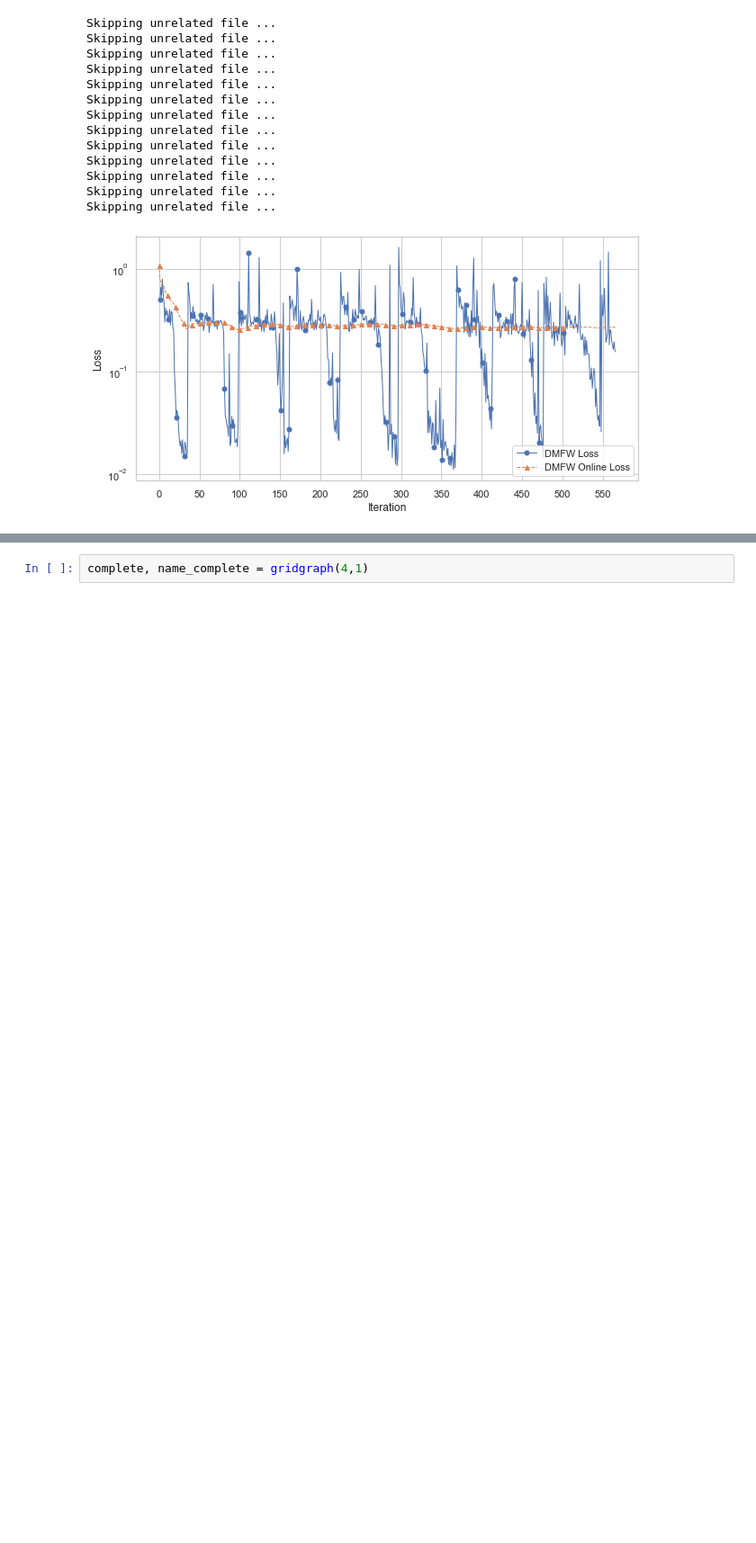
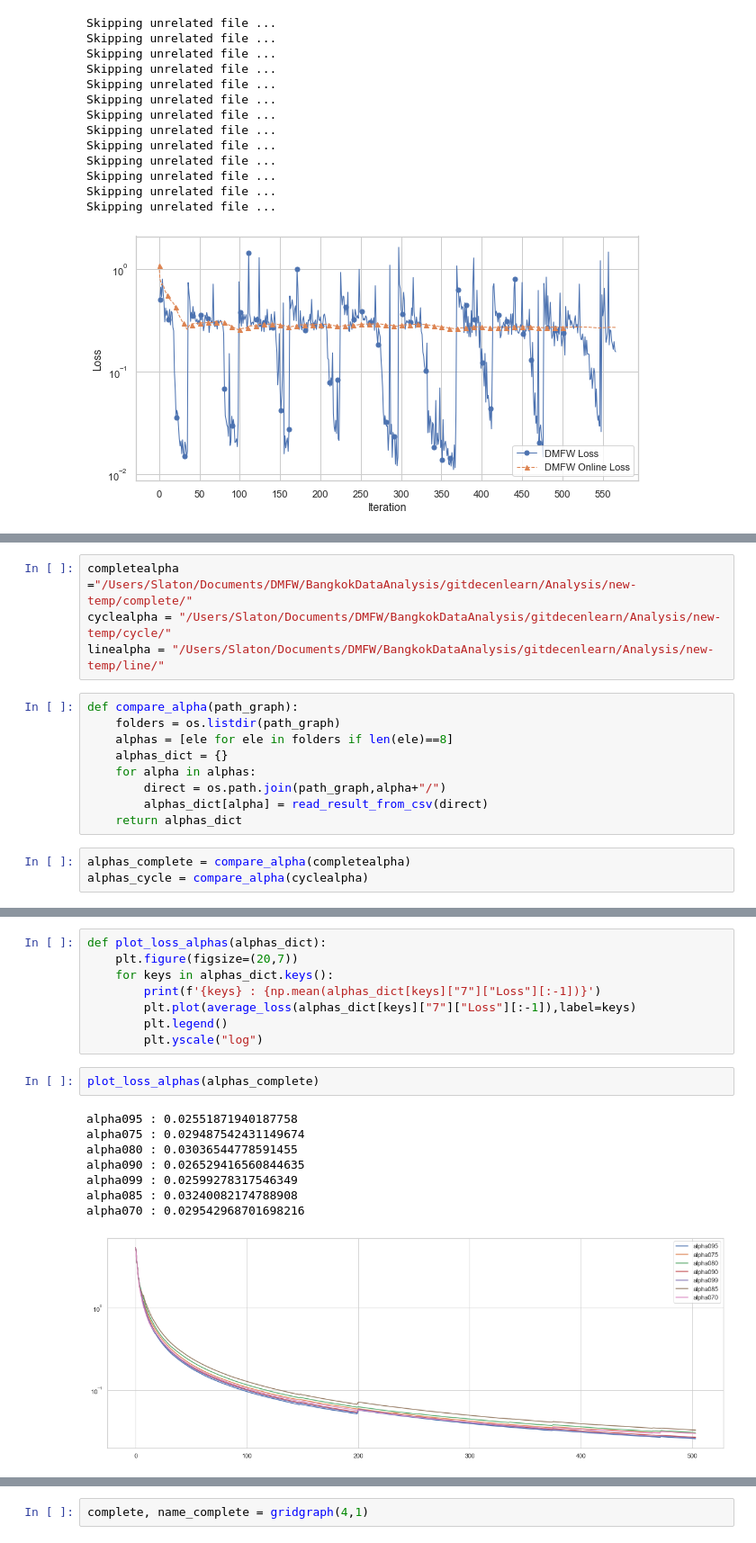
Before and after one commit to AnganMitra/decentralearn, a Jupyter notebook: DMFW/src/GeneratePlot.ipynb, the cells around one changed output, grey strips where cells are left out. Shown at 90% size. Saved outputs shown, nothing was run; the diff lists cells and outputs as text; blank space fills up the shorter version.

```diff
--- a/DMFW/src/GeneratePlot.ipynb
+++ b/DMFW/src/GeneratePlot.ipynb
@@ -362,0 +342,16 @@ plotPrediction(linealpha2,analysis+prediction_save,"Temperature", "1","7",0,1300
+# %%
+completealpha ="/Users/Slaton/Documents/DMFW/BangkokDataAnalysis/gitdecenlearn/Analysis/new-temp/complete/"
+cyclealpha = "/Users/Slaton/Documents/DMFW/BangkokDataAnalysis/gitdecenlearn/Analysis/new-temp/cycle/"
+linealpha = "/Users/Slaton/Documents/DMFW/BangkokDataAnalysis/gitdecenlearn/Analysis/new-temp/line/"
+# %%
+def compare_alpha(path_graph):
+    folders = os.listdir(path_graph)
+    alphas = [ele for ele in folders if len(ele)==8]
+    alphas_dict = {}
+    for alpha in alphas:
+        direct = os.path.join(path_graph,alpha+"/")
+        alphas_dict[alpha] = read_result_from_csv(direct)
+    return alphas_dict
+# %%
+alphas_complete = compare_alpha(completealpha)
+alphas_cycle = compare_alpha(cyclealpha)
@@ -362,0 +376,19 @@ plotPrediction(linealpha2,analysis+prediction_save,"Temperature", "1","7",0,1300
+# %%
+def plot_loss_alphas(alphas_dict):
+    plt.figure(figsize=(20,7))
+    for keys in alphas_dict.keys():
+        print(f'{keys} : {np.mean(alphas_dict[keys]["7"]["Loss"][:-1])}')
+        plt.plot(average_loss(alphas_dict[keys]["7"]["Loss"][:-1]),label=keys)
+        plt.legend()
+        plt.yscale("log")
+# %%
+plot_loss_alphas(alphas_complete)
+# %% [output]
+alpha095 : 0.02551871940187758
+alpha075 : 0.029487542431149674
+alpha080 : 0.03036544778591455
+alpha090 : 0.026529416560844635
+alpha099 : 0.02599278317546349
+alpha085 : 0.03240082174788908
+alpha070 : 0.029542968701698216
+[figure, added]
```
Also changed, not shown: parts of 25 cells of this notebook, 45 other files.
